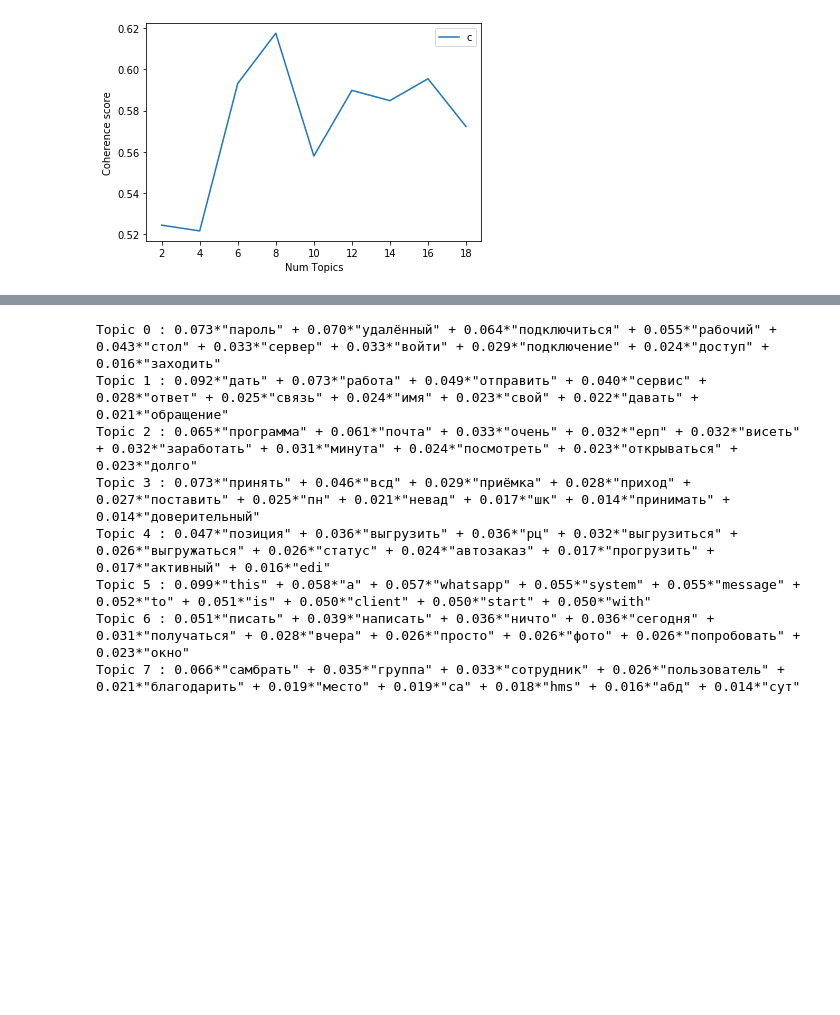
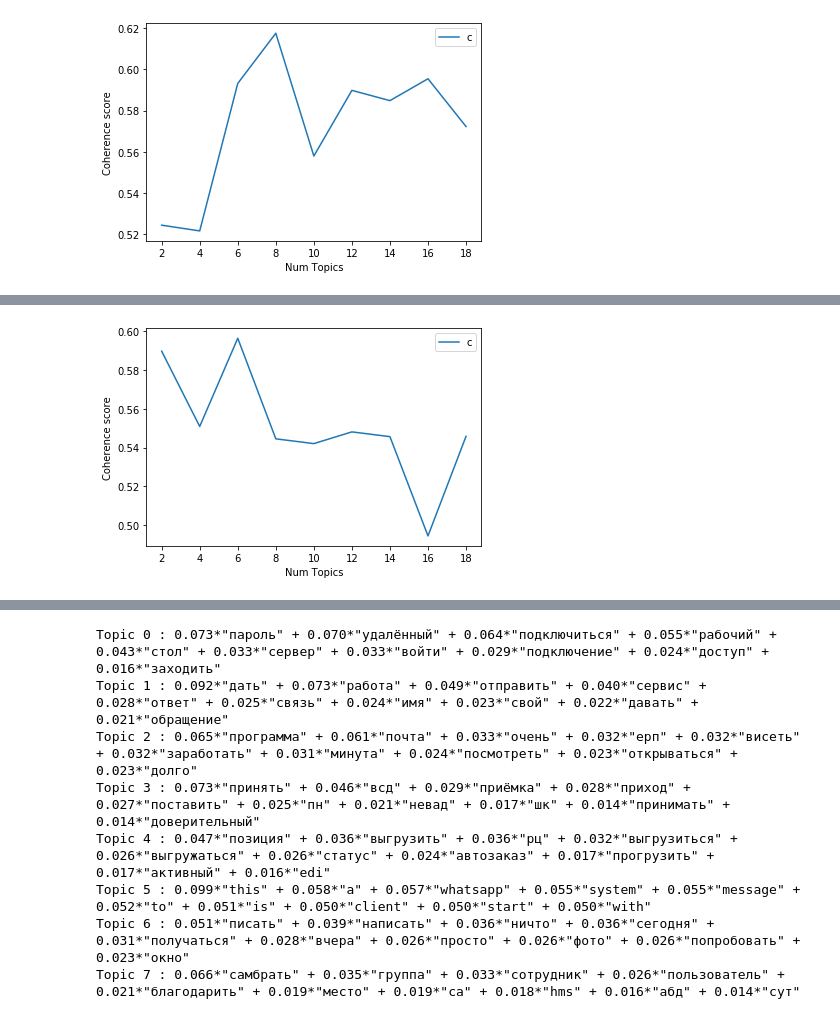
Before and after one commit to gulchitai/nlu-nevada, a Jupyter notebook: nlu-nevada.ipynb, the cells around one changed output, grey strips where cells are left out. Cells and saved outputs as stored; diff of their text form; code cells hidden in the pictures; blank space fills up the shorter version.

```diff
--- a/nlu-nevada.ipynb
+++ b/nlu-nevada.ipynb
@@ -423,3 +423,6 @@ plt.legend(("coherence_values"), loc='best')
 plt.show()
 # %% [output]
 [figure]
+# %%
+# Can take a long time to run.
+num_topics_list, coherence_values = compute_coherence_values2(dictionary=dictionary, corpus=corpus, texts=texts, start=2, limit=20, step=2)
@@ -425,0 +439,9 @@ plt.show()
+# %%
+# Show graph
+plt.plot(num_topics_list, coherence_values)
+plt.xlabel("Num Topics")
+plt.ylabel("Coherence score")
+plt.legend(("coherence_values"), loc='best')
+plt.show()
+# %% [output]
+[figure, added]
```
Also changed, not shown: parts of 3 cells of this notebook.
